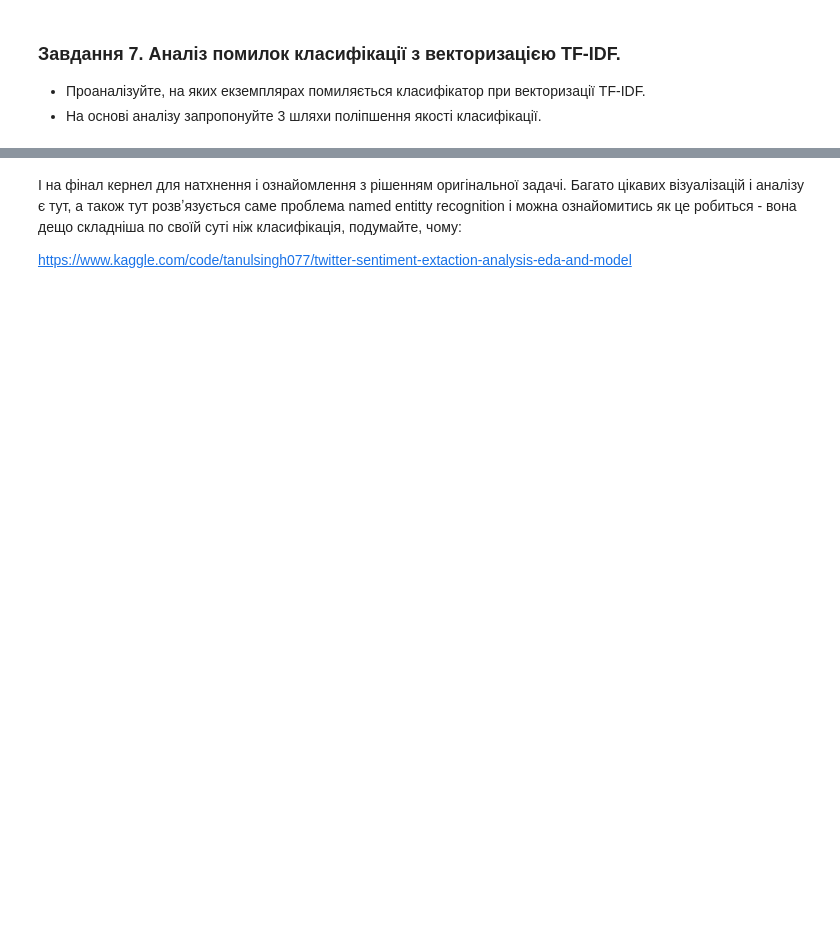
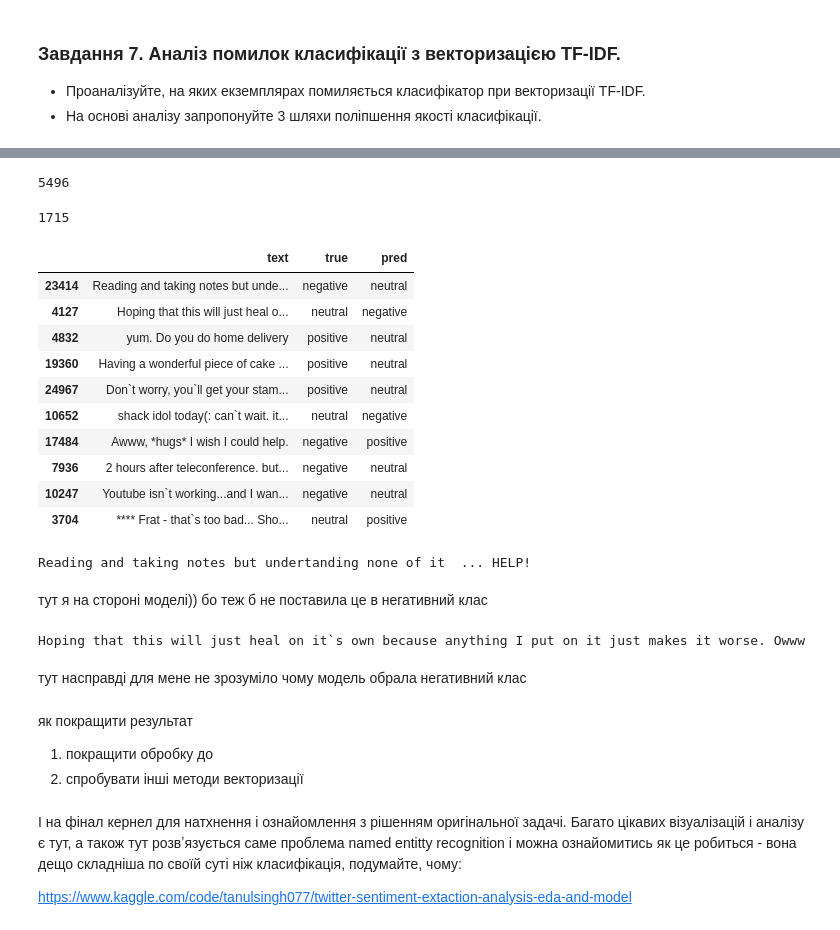
Before and after one commit to chornamarta/ml3.0, a Jupyter notebook: Module 4/HW_4_1_NLP_Classification.ipynb, the cells around one changed output, grey strips where cells are left out. Saved outputs shown, nothing was run; the diff lists cells and outputs as text; code cells hidden in the pictures; blank space fills up the shorter version.

```diff
--- a/Module 4/HW_4_1_NLP_Classification.ipynb
+++ b/Module 4/HW_4_1_NLP_Classification.ipynb
@@ -233,0 +352,7 @@ coef_df = pd.DataFrame(coefs.T, index=words, columns=classes)
+# %%
+X_train_tf = vectorizerTF.fit_transform(df.loc[train_idx, "text"])
+X_test_tf  = vectorizerTF.transform(df.loc[test_idx,  "text"])
+# %%
+model_tf = LogisticRegression()
+model_tf.fit(X_train_tf, y_train)
+y_pred_tf = model_tf.predict(X_test_tf)
@@ -236,3 +489,9 @@ coef_df = pd.DataFrame(coefs.T, index=words, columns=classes)
 
 - Проаналізуйте, на яких екземплярах помиляється класифікатор при векторизації TF-IDF.
 - На основі аналізу запропонуйте 3 шляхи поліпшення якості класифікації.
+# %%
+errors = pd.DataFrame({
+    "text": df.loc[y_test.index, "text"],
+    "true": y_test,
+    "pred": y_pred_tf
+})
@@ -239,3 +507,44 @@ coef_df = pd.DataFrame(coefs.T, index=words, columns=classes)
+# %%
+len(errors)
+# %% [output]
+5496
+# %%
+errors = errors[errors["true"] != errors["pred"]]
+# %%
+len(errors)
+# %% [output]
+1715
+# %%
+errors.head(10)
+# %% [output]
+|  | text | true | pred |
+| 23414 | Reading and taking notes but unde... | negative | neutral |
+| 4127 | Hoping that this will just heal o... | neutral | negative |
+| 4832 | yum. Do you do home delivery | positive | neutral |
+| 19360 | Having a wonderful piece of cake ... | positive | neutral |
+| 24967 | Don`t worry, you`ll get your stam... | positive | neutral |
+| 10652 | shack idol today(: can`t wait. it... | neutral | negative |
+| 17484 | Awww, *hugs* I wish I could help. | negative | positive |
+| 7936 | 2 hours after teleconference. but... | negative | neutral |
+| 10247 | Youtube isn`t working...and I wan... | negative | neutral |
+| 3704 | **** Frat - that`s too bad... Sho... | neutral | positive |
+# %%
+print(errors.loc[23414, 'text'])
+# %% [output]
+Reading and taking notes but undertanding none of it  ... HELP!
+# %% [markdown]
+тут я на стороні моделі)) бо теж б не поставила це в негативний клас
+# %%
+print(errors.loc[4127, 'text'])
+# %% [output]
+Hoping that this will just heal on it`s own because anything I put on it just makes it worse. Owww
+# %% [markdown]
+тут насправді для мене не зрозуміло чому модель обрала негативний клас
+# %% [markdown]
+як покращити результат
+
+1.   покращити обробку до
+2.   спробувати інші методи векторизації
 # %% [markdown]
 І на фінал кернел для натхнення і ознайомлення з рішенням оригінальної задачі. Багато цікавих візуалізацій і аналізу є тут, а також тут розвʼязується саме проблема named entitty recognition і можна ознайомитись як це робиться - вона дещо складніша по своїй суті ніж класифікація, подумайте, чому:
 
```
Also changed, not shown: parts of 28 cells of this notebook.
